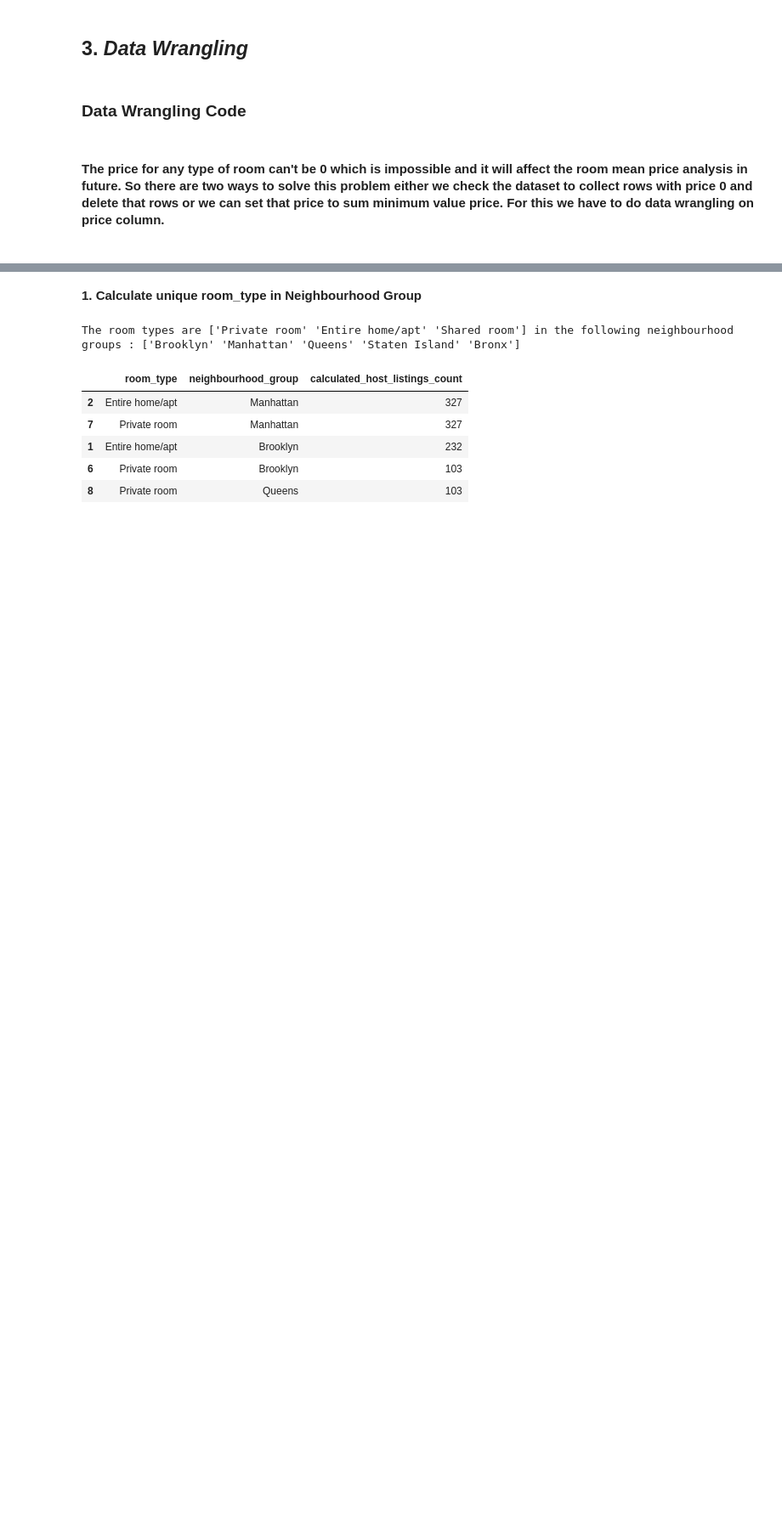
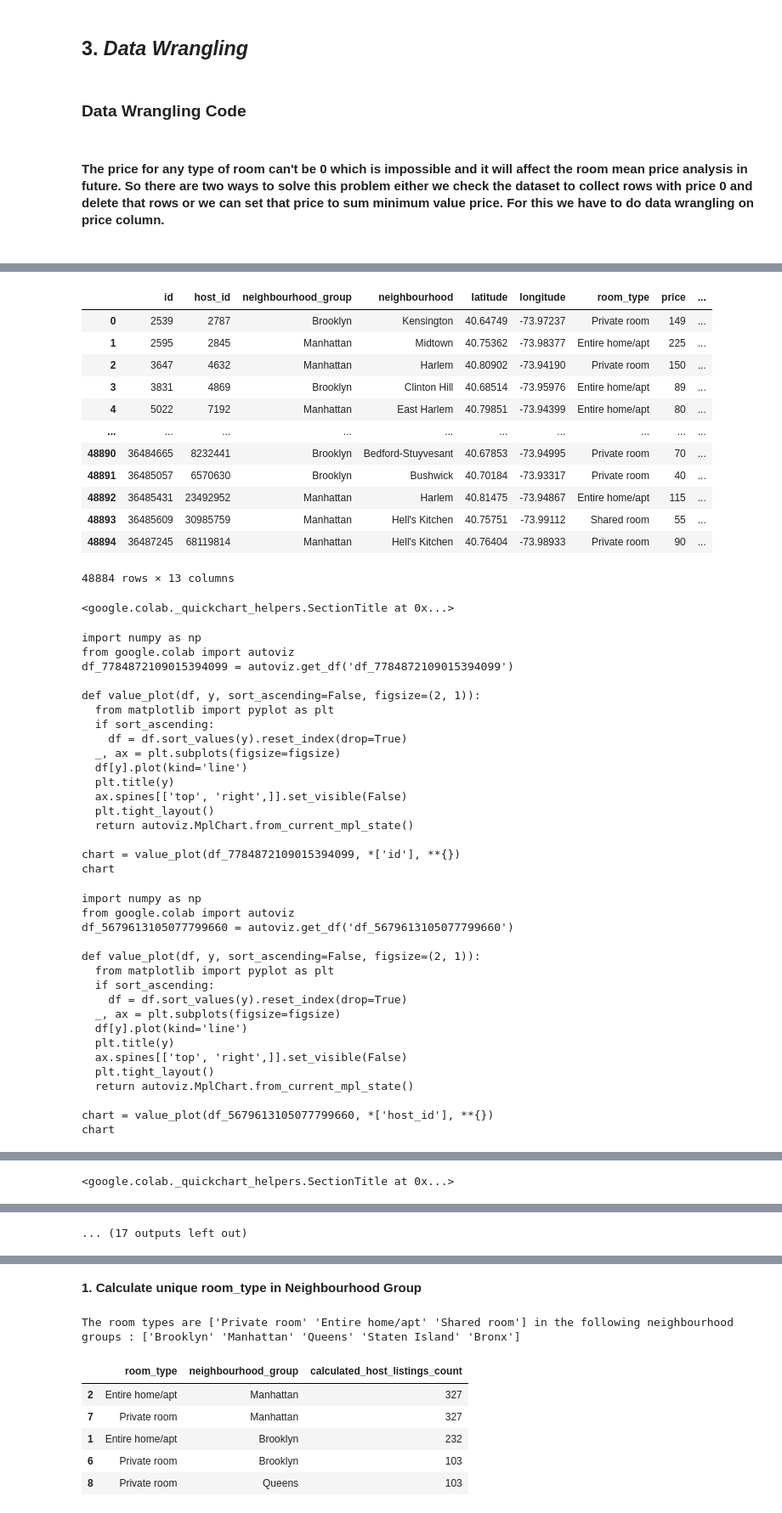
Before and after one commit to Pranita1994/EDA_Project, a Jupyter notebook: AirBnb_Bookings_Analysis.ipynb, the cells around one changed output, grey strips where cells are left out. Shown at 85% size. Drawn from its saved outputs; the diff is of its cells as text; code cells hidden in the pictures; blank space fills up the shorter version.

```diff
--- a/AirBnb_Bookings_Analysis.ipynb
+++ b/AirBnb_Bookings_Analysis.ipynb
@@ -360,0 +386,53 @@ No. of unique values in  availability_365 is 366 .
+# %%
+# Drop the rows which has price value 0
+df = df[df['price']!= 0]
+df
+# %% [output]
+|  | id | host_id | neighbourhood_group | neighbourhood | latitude | longitude | room_type | price | ... |
+| 0 | 2539 | 2787 | Brooklyn | Kensington | 40.64749 | -73.97237 | Private room | 149 | ... |
+| 1 | 2595 | 2845 | Manhattan | Midtown | 40.75362 | -73.98377 | Entire home/apt | 225 | ... |
+| 2 | 3647 | 4632 | Manhattan | Harlem | 40.80902 | -73.94190 | Private room | 150 | ... |
+| 3 | 3831 | 4869 | Brooklyn | Clinton Hill | 40.68514 | -73.95976 | Entire home/apt | 89 | ... |
+| 4 | 5022 | 7192 | Manhattan | East Harlem | 40.79851 | -73.94399 | Entire home/apt | 80 | ... |
+| ... | ... | ... | ... | ... | ... | ... | ... | ... | ... |
+| 48890 | 36484665 | 8232441 | Brooklyn | Bedford-Stuyvesant | 40.67853 | -73.94995 | Private room | 70 | ... |
+| 48891 | 36485057 | 6570630 | Brooklyn | Bushwick | 40.70184 | -73.93317 | Private room | 40 | ... |
+| 48892 | 36485431 | 23492952 | Manhattan | Harlem | 40.81475 | -73.94867 | Entire home/apt | 115 | ... |
+| 48893 | 36485609 | 30985759 | Manhattan | Hell's Kitchen | 40.75751 | -73.99112 | Shared room | 55 | ... |
+| 48894 | 36487245 | 68119814 | Manhattan | Hell's Kitchen | 40.76404 | -73.98933 | Private room | 90 | ... |
+48884 rows × 13 columns
+<google.colab._quickchart_helpers.SectionTitle at 0x...>
+import numpy as np
+from google.colab import autoviz
+df_7784872109015394099 = autoviz.get_df('df_7784872109015394099')
+
+def value_plot(df, y, sort_ascending=False, figsize=(2, 1)):
+  from matplotlib import pyplot as plt
+  if sort_ascending:
+    df = df.sort_values(y).reset_index(drop=True)
+  _, ax = plt.subplots(figsize=figsize)
+  df[y].plot(kind='line')
+  plt.title(y)
+  ax.spines[['top', 'right',]].set_visible(False)
+  plt.tight_layout()
+  return autoviz.MplChart.from_current_mpl_state()
+
+chart = value_plot(df_7784872109015394099, *['id'], **{})
+chart
+import numpy as np
+from google.colab import autoviz
+df_5679613105077799660 = autoviz.get_df('df_5679613105077799660')
+
+def value_plot(df, y, sort_ascending=False, figsize=(2, 1)):
+  from matplotlib import pyplot as plt
+  if sort_ascending:
+    df = df.sort_values(y).reset_index(drop=True)
+  _, ax = plt.subplots(figsize=figsize)
+  df[y].plot(kind='line')
+  plt.title(y)
+  ax.spines[['top', 'right',]].set_visible(False)
+  plt.tight_layout()
+  return autoviz.MplChart.from_current_mpl_state()
+
+chart = value_plot(df_5679613105077799660, *['host_id'], **{})
+chart
@@ -360,0 +473 @@ No. of unique values in  availability_365 is 366 .
+<google.colab._quickchart_helpers.SectionTitle at 0x...>
@@ -360,0 +538 @@ No. of unique values in  availability_365 is 366 .
+... (17 outputs left out)
```
Also changed, not shown: parts of 20 cells of this notebook.
